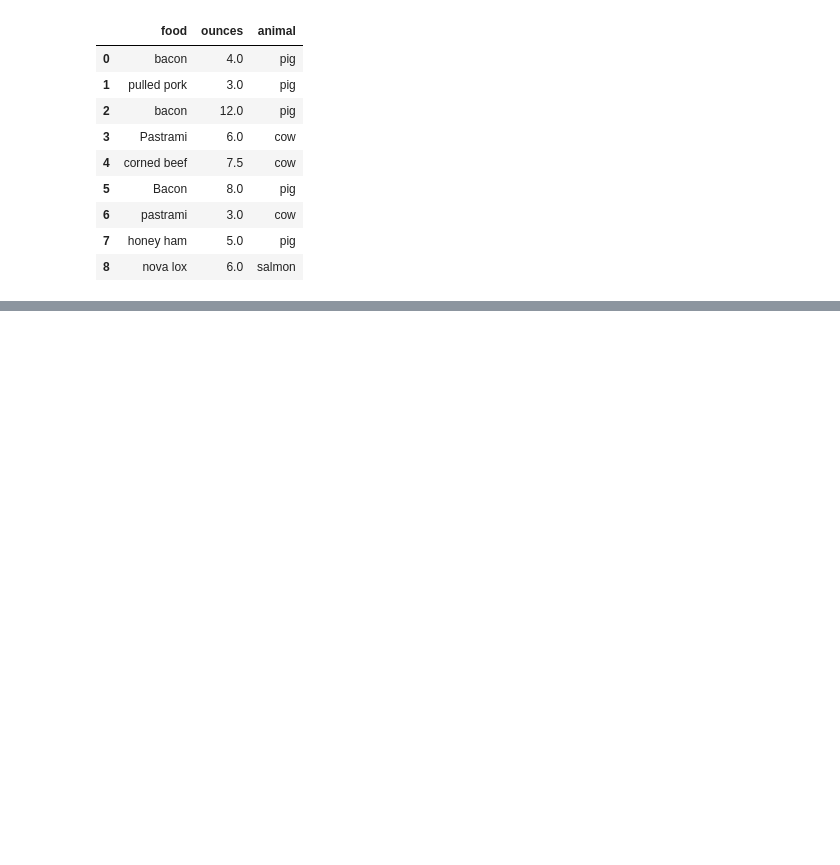
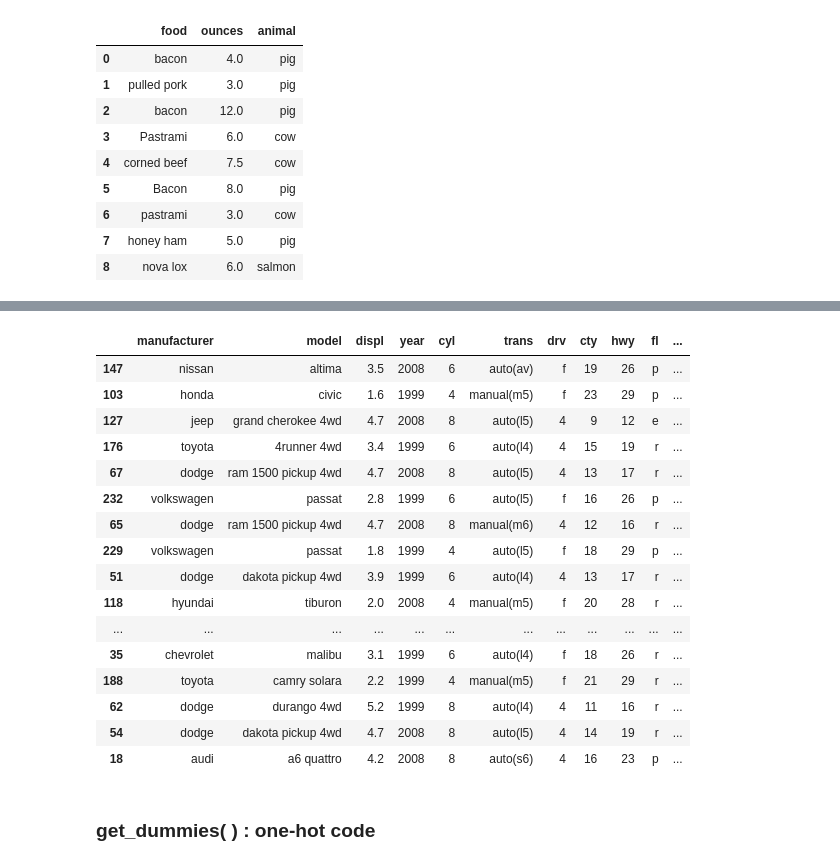
Before and after one commit to zzwony/Start_0920, a Jupyter notebook: redpython.ipynb, the cells around one changed output, grey strips where cells are left out. Cells and saved outputs as stored; diff of their text form; code cells hidden in the pictures; blank space fills up the shorter version.

```diff
--- a/redpython.ipynb
+++ b/redpython.ipynb
@@ -1615,0 +1895,4 @@ data
+# %%
+import pydataset
+mpg = pydataset.data('mpg')
+mpg
@@ -1615,0 +1913,4 @@ data
+# %%
+sample_index = np.random.permutation(len(mpg))
+mpg = mpg.take(sample_index)   #인덱스는 reader의 역할을 한다.
+mpg   #인덱스가 랜덤하게 출력
@@ -1615,0 +1947,22 @@ data
+# %%
+mpg.sample(frac=.3)  #30% 만큼 임의로 뽑아준것
+# %% [output]
+|  | manufacturer | model | displ | year | cyl | trans | drv | cty | hwy | fl | ... |
+| 147 | nissan | altima | 3.5 | 2008 | 6 | auto(av) | f | 19 | 26 | p | ... |
+| 103 | honda | civic | 1.6 | 1999 | 4 | manual(m5) | f | 23 | 29 | p | ... |
+| 127 | jeep | grand cherokee 4wd | 4.7 | 2008 | 8 | auto(l5) | 4 | 9 | 12 | e | ... |
+| 176 | toyota | 4runner 4wd | 3.4 | 1999 | 6 | auto(l4) | 4 | 15 | 19 | r | ... |
+| 67 | dodge | ram 1500 pickup 4wd | 4.7 | 2008 | 8 | auto(l5) | 4 | 13 | 17 | r | ... |
+| 232 | volkswagen | passat | 2.8 | 1999 | 6 | auto(l5) | f | 16 | 26 | p | ... |
+| 65 | dodge | ram 1500 pickup 4wd | 4.7 | 2008 | 8 | manual(m6) | 4 | 12 | 16 | r | ... |
+| 229 | volkswagen | passat | 1.8 | 1999 | 4 | auto(l5) | f | 18 | 29 | p | ... |
+| 51 | dodge | dakota pickup 4wd | 3.9 | 1999 | 6 | auto(l4) | 4 | 13 | 17 | r | ... |
+| 118 | hyundai | tiburon | 2.0 | 2008 | 4 | manual(m5) | f | 20 | 28 | r | ... |
+| ... | ... | ... | ... | ... | ... | ... | ... | ... | ... | ... | ... |
+| 35 | chevrolet | malibu | 3.1 | 1999 | 6 | auto(l4) | f | 18 | 26 | r | ... |
+| 188 | toyota | camry solara | 2.2 | 1999 | 4 | manual(m5) | f | 21 | 29 | r | ... |
+| 62 | dodge | durango 4wd | 5.2 | 1999 | 8 | auto(l4) | 4 | 11 | 16 | r | ... |
+| 54 | dodge | dakota pickup 4wd | 4.7 | 2008 | 8 | auto(l5) | 4 | 14 | 19 | r | ... |
+| 18 | audi | a6 quattro | 4.2 | 2008 | 8 | auto(s6) | 4 | 16 | 23 | p | ... |
+# %% [markdown]
+### get_dummies( ) : one-hot code
```
Also changed, not shown: parts of 161 cells of this notebook.
